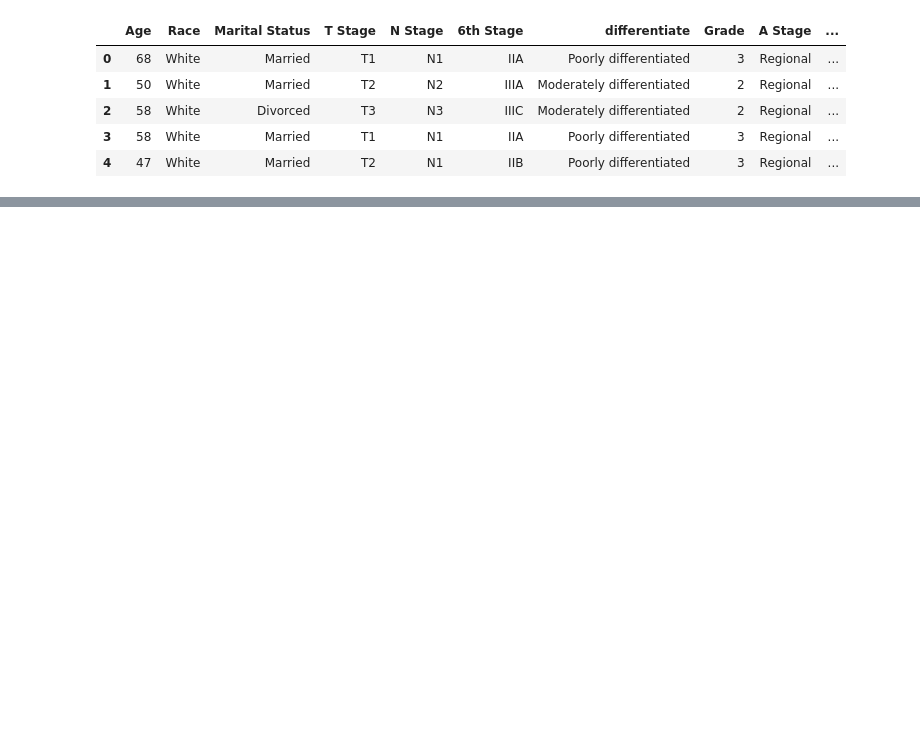
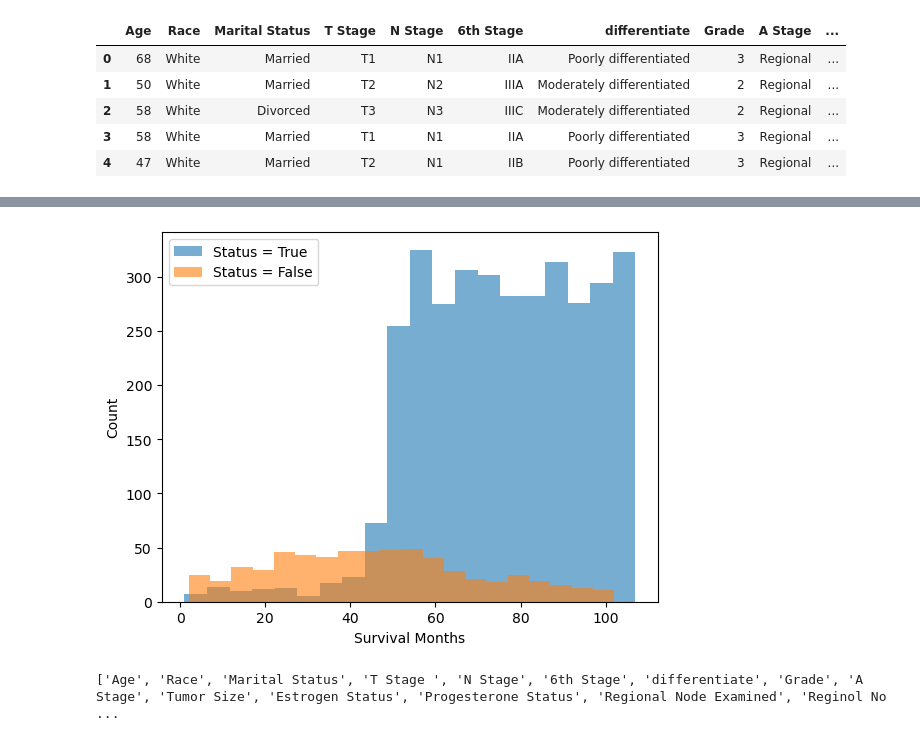
Before and after one commit to Rishu22889/ML, a Jupyter notebook: ML_from_Scratch/DecisionTree/Decision_tree.ipynb, the cells around one changed output, grey strips where cells are left out. Saved outputs shown, nothing was run; the diff lists cells and outputs as text; code cells hidden in the pictures; blank space fills up the shorter version.

```diff
--- a/ML_from_Scratch/DecisionTree/Decision_tree.ipynb
+++ b/ML_from_Scratch/DecisionTree/Decision_tree.ipynb
@@ -27,0 +34,23 @@ def information_gain(X_column,y,threshold):
+# %%
+data["Status"] = data["Status"].map({"Alive":1 , "Dead":0})
+# %%
+plt.hist(
+    data[data["Status"] == True]["Survival Months"],
+    bins=20,
+    alpha=0.6,
+    label="Status = True"
+)
+
+plt.hist(
+    data[data["Status"] == False]["Survival Months"],
+    bins=20,
+    alpha=0.6,
+    label="Status = False"
+)
+
+plt.xlabel("Survival Months")
+plt.ylabel("Count")
+plt.legend()
+plt.show()
+# %% [output]
+[figure, added]
@@ -27,0 +70,4 @@ def information_gain(X_column,y,threshold):
+# %%
+print(data.columns.tolist())
+# %% [output]
+['Age', 'Race', 'Marital Status', 'T Stage ', 'N Stage', '6th Stage', 'differentiate', 'Grade', 'A Stage', 'Tumor Size', 'Estrogen Status', 'Progesterone Status', 'Regional Node Examined', 'Reginol No ...
```
Also changed, not shown: parts of 25 cells of this notebook.
